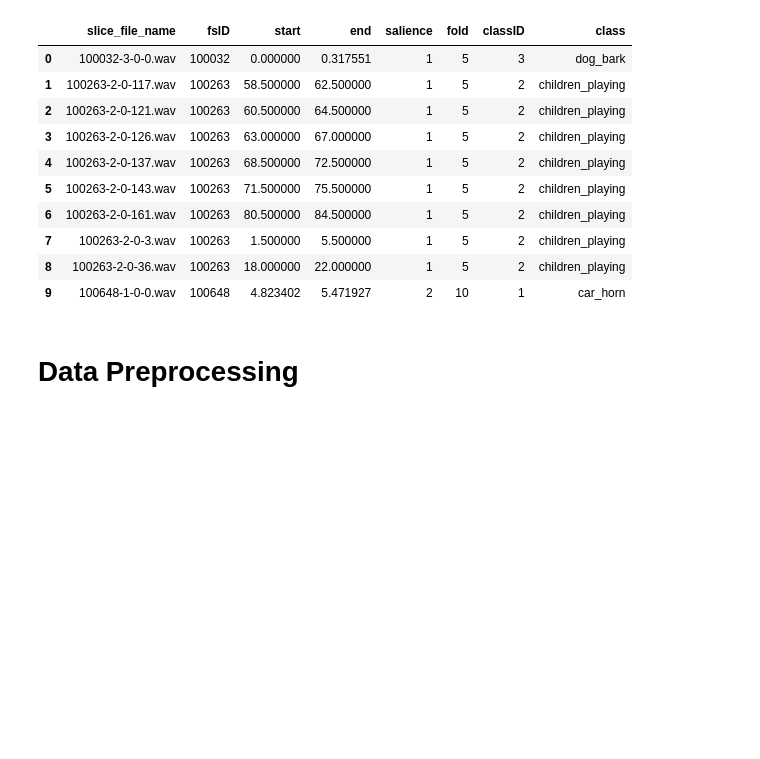
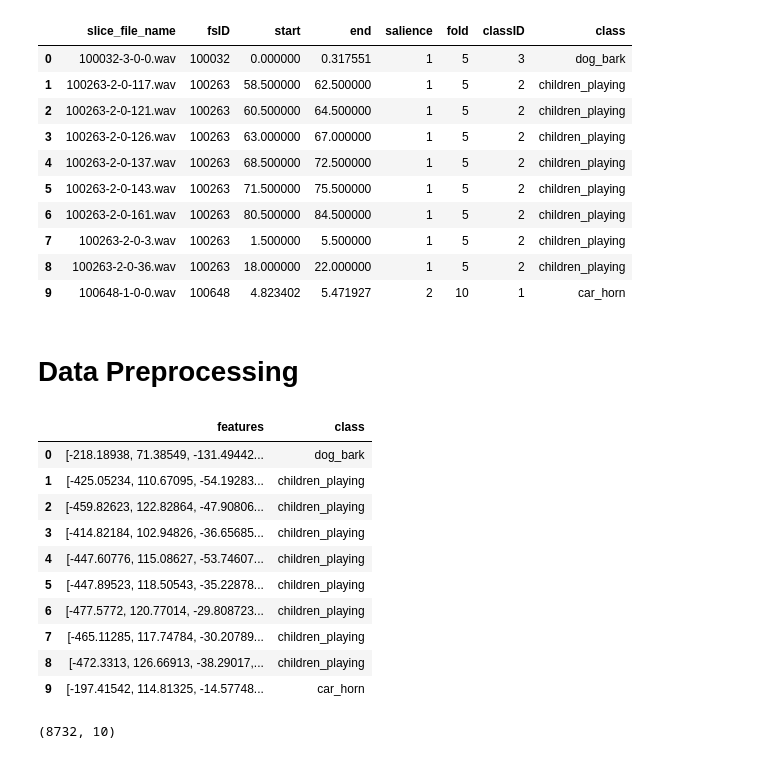
Before and after one commit to Fedetorres210/Noise-recognition, a Jupyter notebook: model/data/Audio classification .ipynb, the cells around one changed output. Saved outputs shown, nothing was run; the diff lists cells and outputs as text; code cells hidden in the pictures; blank space fills up the shorter version.

```diff
--- a/model/data/Audio classification .ipynb
+++ b/model/data/Audio classification .ipynb
@@ -42,2 +45,32 @@ df.head(10)
 # %%
 # Using MFCC
+def extractor(file):
+    audio, sample_rate = librosa.load(file_name, res_type= "kaiser_fast")
+    mfccs_transformed = librosa.feature.mfcc(y=audio, sr = sample_rate, n_mfcc=50)
+    mfccs_scaled = np.mean(mfccs_transformed.T, axis=0)
+    return mfccs_scaled
+# %%
+dataset_path='UrbanSound8K/audio/'
+# %%
+features = []
+for index_num,row in df.iterrows():
+    file_name = os.path.join(os.path.abspath(dataset_path),'fold'+str(row["fold"])+'/',str(row["slice_file_name"]))
+    final_class_labels=row["class"]
+    data= extractor(file_name)
+    features.append([data,final_class_labels])
+# %%
+#Creation of the dataset
+df = pd.DataFrame(features,columns = ["features","class"])
+df.head(10)
+# %% [output]
+|  | features | class |
+| 0 | [-218.18938, 71.38549, -131.49442... | dog_bark |
+| 1 | [-425.05234, 110.67095, -54.19283... | children_playing |
+| 2 | [-459.82623, 122.82864, -47.90806... | children_playing |
+| 3 | [-414.82184, 102.94826, -36.65685... | children_playing |
+| 4 | [-447.60776, 115.08627, -53.74607... | children_playing |
+| 5 | [-447.89523, 118.50543, -35.22878... | children_playing |
+| 6 | [-477.5772, 120.77014, -29.808723... | children_playing |
+| 7 | [-465.11285, 117.74784, -30.20789... | children_playing |
+| 8 | [-472.3313, 126.66913, -38.29017,... | children_playing |
+| 9 | [-197.41542, 114.81325, -14.57748... | car_horn |
@@ -43,0 +81,5 @@ df.head(10)
+# %%
+y = np.array(pd.get_dummies(y))
+y.shape
+# %% [output]
+(8732, 10)
```
Also changed, not shown: parts of 5 cells of this notebook.
